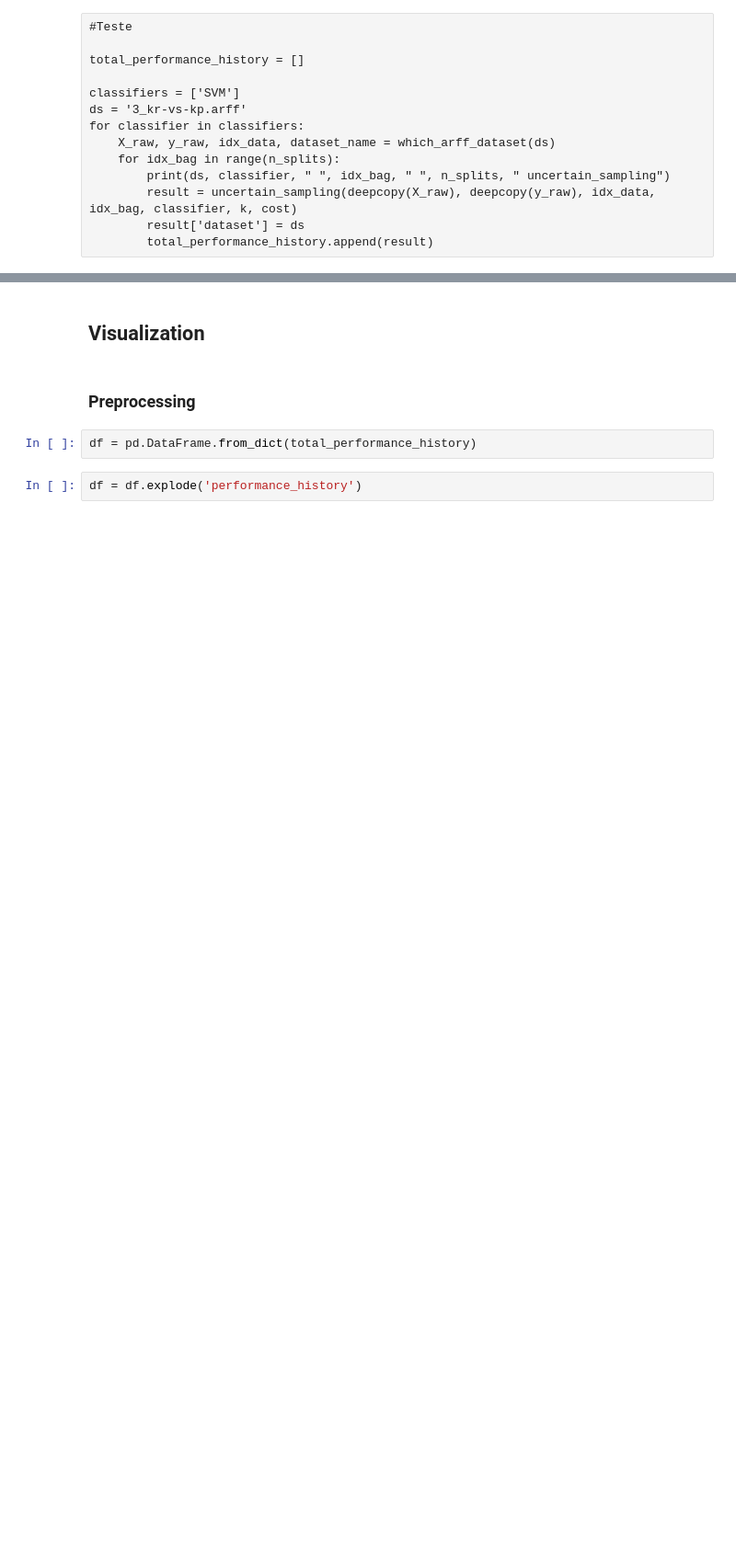
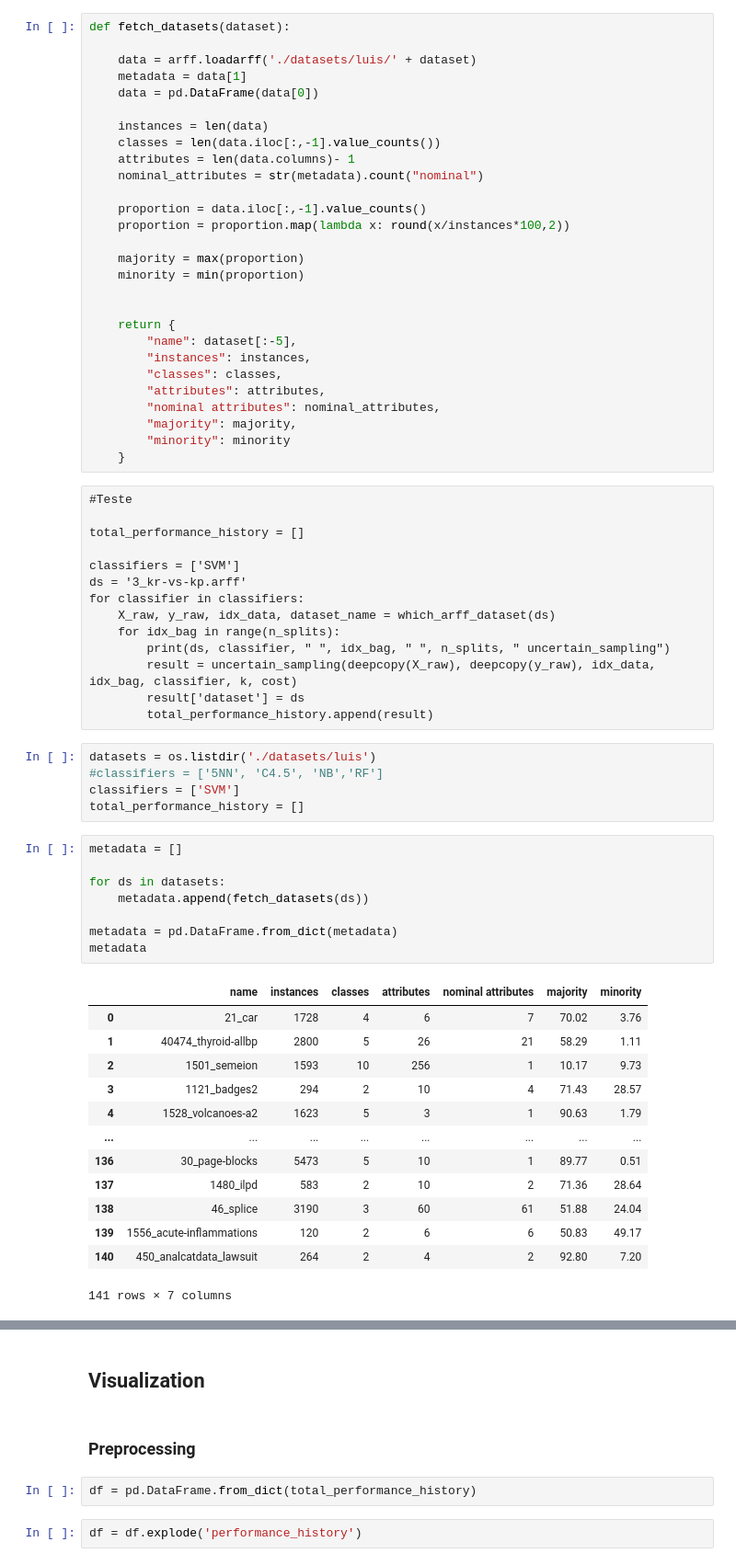
Before and after one commit to ahmoura/active_learning, a Jupyter notebook: data/Active Learn Strategies.ipynb, the cells around one changed output, grey strips where cells are left out. Shown at 92% size. Saved outputs shown, nothing was run; the diff lists cells and outputs as text; blank space fills up the shorter version.

```diff
--- a/data/Active Learn Strategies.ipynb
+++ b/data/Active Learn Strategies.ipynb
@@ -406,6 +408,34 @@ def which_classifier(classifier = '5NN'):
         return SVC(probability=True, gamma='auto')
     elif (classifier == 'RF'):
         return RandomForestClassifier()
+# %%
+def fetch_datasets(dataset):
+
+    data = arff.loadarff('./datasets/luis/' + dataset)
+    metadata = data[1]
+    data = pd.DataFrame(data[0])
+
+    instances = len(data)
+    classes = len(data.iloc[:,-1].value_counts())
+    attributes = len(data.columns)- 1
+    nominal_attributes = str(metadata).count("nominal")
+
+    proportion = data.iloc[:,-1].value_counts()
+    proportion = proportion.map(lambda x: round(x/instances*100,2))
+
+    majority = max(proportion)
+    minority = min(proportion)
+
+
+    return {
+        "name": dataset[:-5],
+        "instances": instances,
+        "classes": classes,
+        "attributes": attributes,
+        "nominal attributes": nominal_attributes,
+        "majority": majority,
+        "minority": minority
+    }
 # %% [raw]
 #Teste
 
@@ -420,4 +450,31 @@ for classifier in classifiers:
         result = uncertain_sampling(deepcopy(X_raw), deepcopy(y_raw), idx_data, idx_bag, classifier, k, cost)
         result['dataset'] = ds
         total_performance_history.append(result)
+# %%
+datasets = os.listdir('./datasets/luis')
+#classifiers = ['5NN', 'C4.5', 'NB','RF']
+classifiers = ['SVM']
+total_performance_history = []
+# %%
+metadata = []
+
+for ds in datasets:
+    metadata.append(fetch_datasets(ds))
+
+metadata = pd.DataFrame.from_dict(metadata)
+metadata
+# %% [output]
+|  | name | instances | classes | attributes | nominal attributes | majority | minority |
+| 0 | 21_car | 1728 | 4 | 6 | 7 | 70.02 | 3.76 |
+| 1 | 40474_thyroid-allbp | 2800 | 5 | 26 | 21 | 58.29 | 1.11 |
+| 2 | 1501_semeion | 1593 | 10 | 256 | 1 | 10.17 | 9.73 |
+| 3 | 1121_badges2 | 294 | 2 | 10 | 4 | 71.43 | 28.57 |
+| 4 | 1528_volcanoes-a2 | 1623 | 5 | 3 | 1 | 90.63 | 1.79 |
+| ... | ... | ... | ... | ... | ... | ... | ... |
+| 136 | 30_page-blocks | 5473 | 5 | 10 | 1 | 89.77 | 0.51 |
+| 137 | 1480_ilpd | 583 | 2 | 10 | 2 | 71.36 | 28.64 |
+| 138 | 46_splice | 3190 | 3 | 60 | 61 | 51.88 | 24.04 |
+| 139 | 1556_acute-inflammations | 120 | 2 | 6 | 6 | 50.83 | 49.17 |
+| 140 | 450_analcatdata_lawsuit | 264 | 2 | 4 | 2 | 92.80 | 7.20 |
+141 rows × 7 columns
 # %%
```
Also changed, not shown: parts of 10 cells of this notebook, 1 other file.
